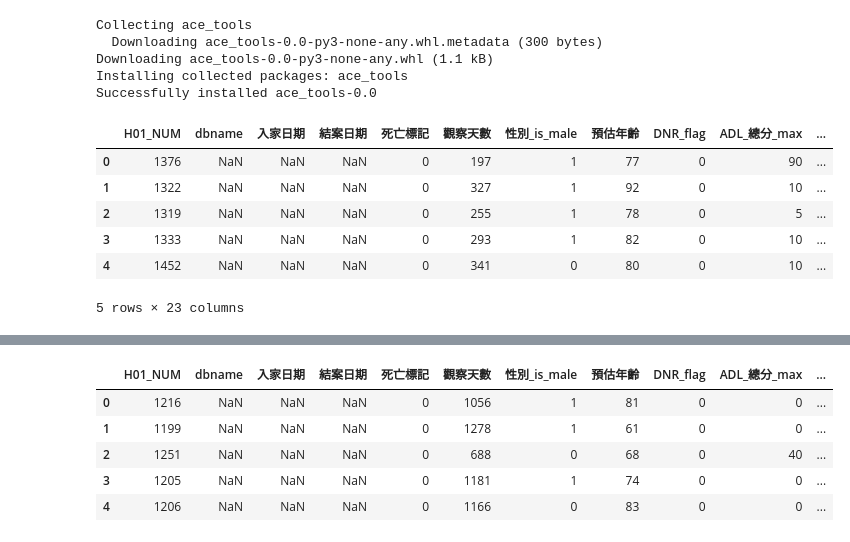
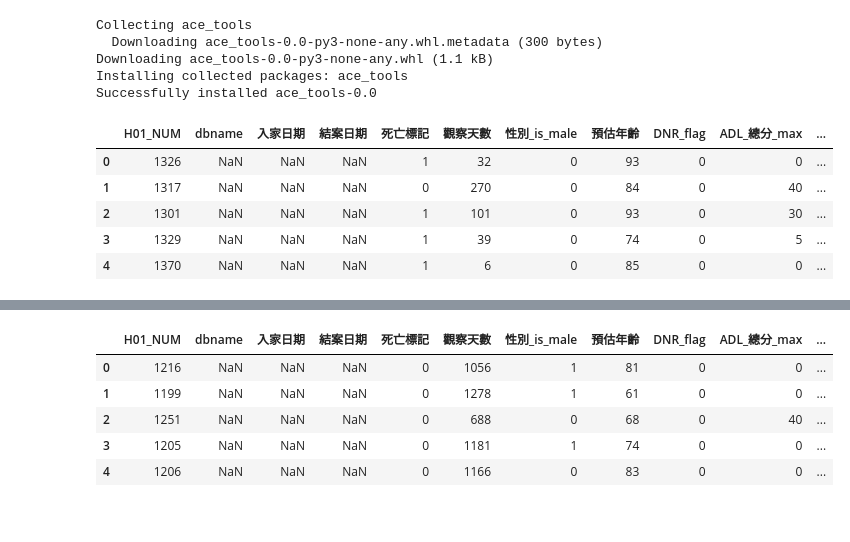
Before and after one commit to peculab/AI4JUBO, a Jupyter notebook: JuboDeath_V7_SMD.ipynb, the cells around one changed output, grey strips where cells are left out. Saved outputs shown, nothing was run; the diff lists cells and outputs as text; code cells hidden in the pictures.

```diff
--- a/JuboDeath_V7_SMD.ipynb
+++ b/JuboDeath_V7_SMD.ipynb
@@ -48,19 +48,18 @@ gc = gspread.authorize(creds)
 # %%
 # read data and put it in a dataframe
 # 在 google 工作表載入外部資料 gsheets
 
-gsheets = gc.open_by_url('https://docs.google.com/spreadsheets/d/1FdieGv1x1JZxuMIbS0KhsSMrTcgjUWyHj-XO1gd6o-g/edit?usp=sharing')
-worksheet = gsheets.worksheet("external_validation_0814")  # 指定分頁名稱
+gsheets = gc.open_by_url('https://docs.google.com/spreadsheets/d/1W93D0WRk2GYeWnT8fOsJLwbYlbzJNXJJco1pYUrlZrU/edit?usp=sharing')
+worksheet = gsheets.worksheet("external_validation_0820")  # 指定分頁名稱
 
 worksheet = worksheet.get_all_records()
 external = pd.DataFrame(worksheet)
 external = external.apply(lambda col: pd.to_numeric(col.astype(str).str.replace(',', '').str.strip(), errors='coerce'))
 external.head()
 # %% [output]
 |  | H01_NUM | dbname | 入家日期 | 結案日期 | 死亡標記 | 觀察天數 | 性別_is_male | 預估年齡 | DNR_flag | ADL_總分_max | ... |
-| 0 | 1376 | NaN | NaN | NaN | 0 | 197 | 1 | 77 | 0 | 90 | ... |
-| 1 | 1322 | NaN | NaN | NaN | 0 | 327 | 1 | 92 | 0 | 10 | ... |
-| 2 | 1319 | NaN | NaN | NaN | 0 | 255 | 1 | 78 | 0 | 5 | ... |
-| 3 | 1333 | NaN | NaN | NaN | 0 | 293 | 1 | 82 | 0 | 10 | ... |
-| 4 | 1452 | NaN | NaN | NaN | 0 | 341 | 0 | 80 | 0 | 10 | ... |
+| 0 | 1326 | NaN | NaN | NaN | 1 | 32 | 0 | 93 | 0 | 0 | ... |
+| 1 | 1317 | NaN | NaN | NaN | 0 | 270 | 0 | 84 | 0 | 40 | ... |
+| 2 | 1301 | NaN | NaN | NaN | 1 | 101 | 0 | 93 | 0 | 30 | ... |
+| 3 | 1329 | NaN | NaN | NaN | 1 | 39 | 0 | 74 | 0 | 5 | ... |
+| 4 | 1370 | NaN | NaN | NaN | 1 | 6 | 0 | 85 | 0 | 0 | ... |
-5 rows × 23 columns
```
Also changed, not shown: parts of 4 cells of this notebook.
